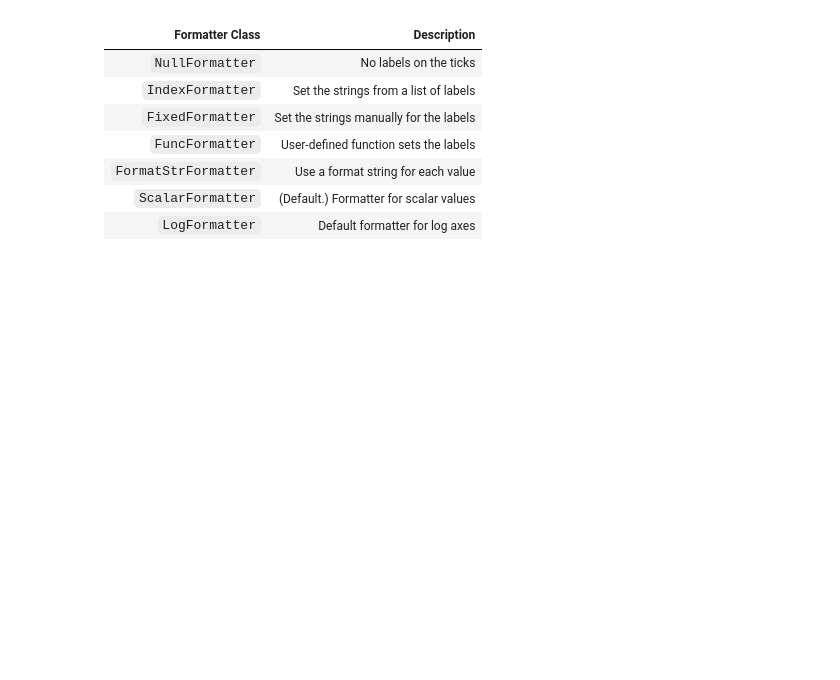
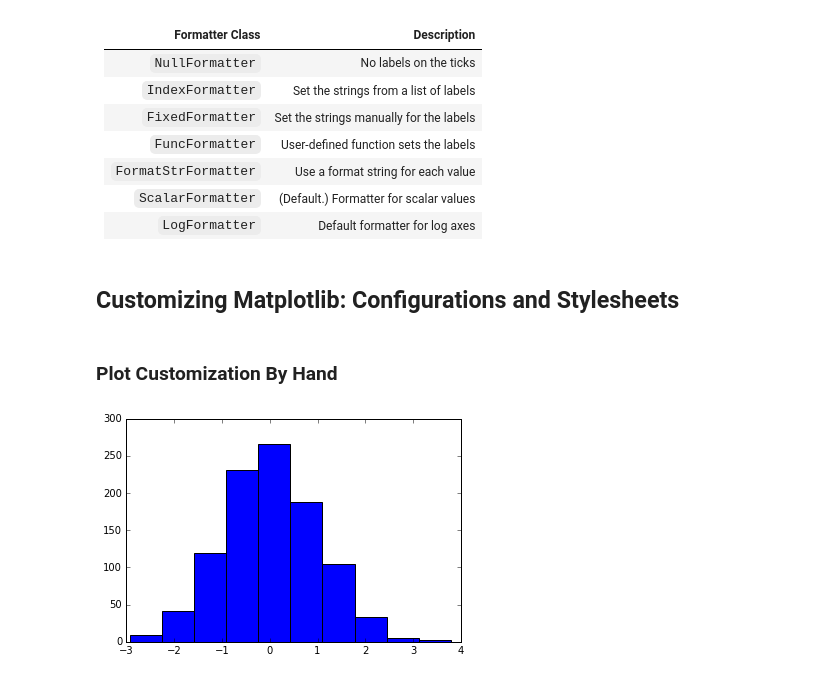
Before and after one commit to Schnell5/ML, a Jupyter notebook: notebooks/Matplotlib.ipynb, the cells around one changed output. Drawn from its saved outputs; the diff is of its cells as text; code cells hidden in the pictures; blank space fills up the shorter version.

````diff
--- a/notebooks/Matplotlib.ipynb
+++ b/notebooks/Matplotlib.ipynb
@@ -1089,3 +1089,16 @@ fig
 | ```FormatStrFormatter``` | Use a format string for each value |
 | ```ScalarFormatter``` | (Default.) Formatter for scalar values |
 | ```LogFormatter``` | Default formatter for log axes |
+# %% [markdown]
+## Customizing Matplotlib: Configurations and Stylesheets
+# %% [markdown]
+### Plot Customization By Hand
+# %%
+import matplotlib.pyplot as plt
+plt.style.use('classic')
+import numpy as np
+# %%
+x = np.random.randn(1000)
+plt.hist(x);
+# %% [output]
+[figure, added]
````
Also changed, not shown: parts of 44 cells of this notebook.
